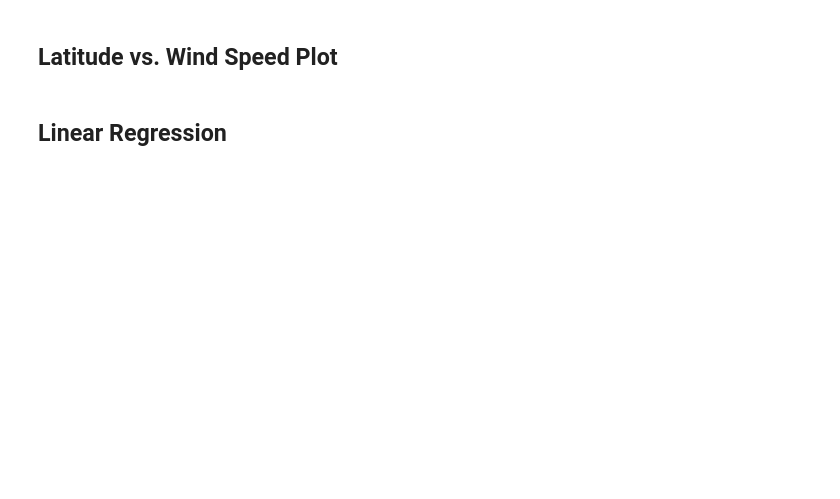
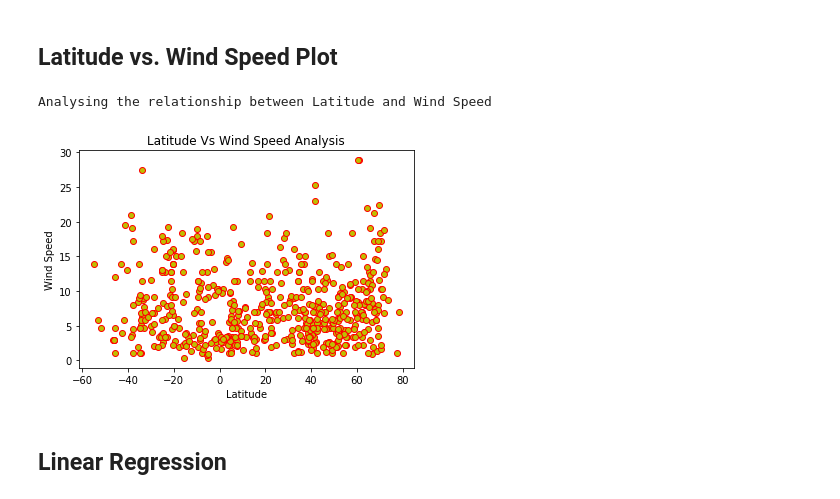
Before and after one commit to Neejos/python-api-challenge, a Jupyter notebook: WeatherPy/WeatherPy.ipynb, the cells around one changed output. Saved outputs shown, nothing was run; the diff lists cells and outputs as text; code cells hidden in the pictures; blank space fills up the shorter version.

```diff
--- a/WeatherPy/WeatherPy.ipynb
+++ b/WeatherPy/WeatherPy.ipynb
@@ -188,3 +285,13 @@ plt.scatter(x=,y=,edgecolors='g',facecolor="G")
+# %%
+plt.scatter(x=City_data_df["lat"],y=City_data_df["Wind_Speed"],edgecolors="r",facecolor="y")
+plt.xlabel("Latitude")
+plt.ylabel("Wind Speed")
+plt.title("Latitude Vs Wind Speed Analysis")
+plt.savefig("Output_plots/LatvsWS.png")
+print("Analysing the relationship between Latitude and Wind Speed")
+# %% [output]
+Analysing the relationship between Latitude and Wind Speed
+[figure, added]
 # %% [markdown]
 ## Linear Regression
 # %%
```
Also changed, not shown: parts of 26 cells of this notebook, 8 other files.
